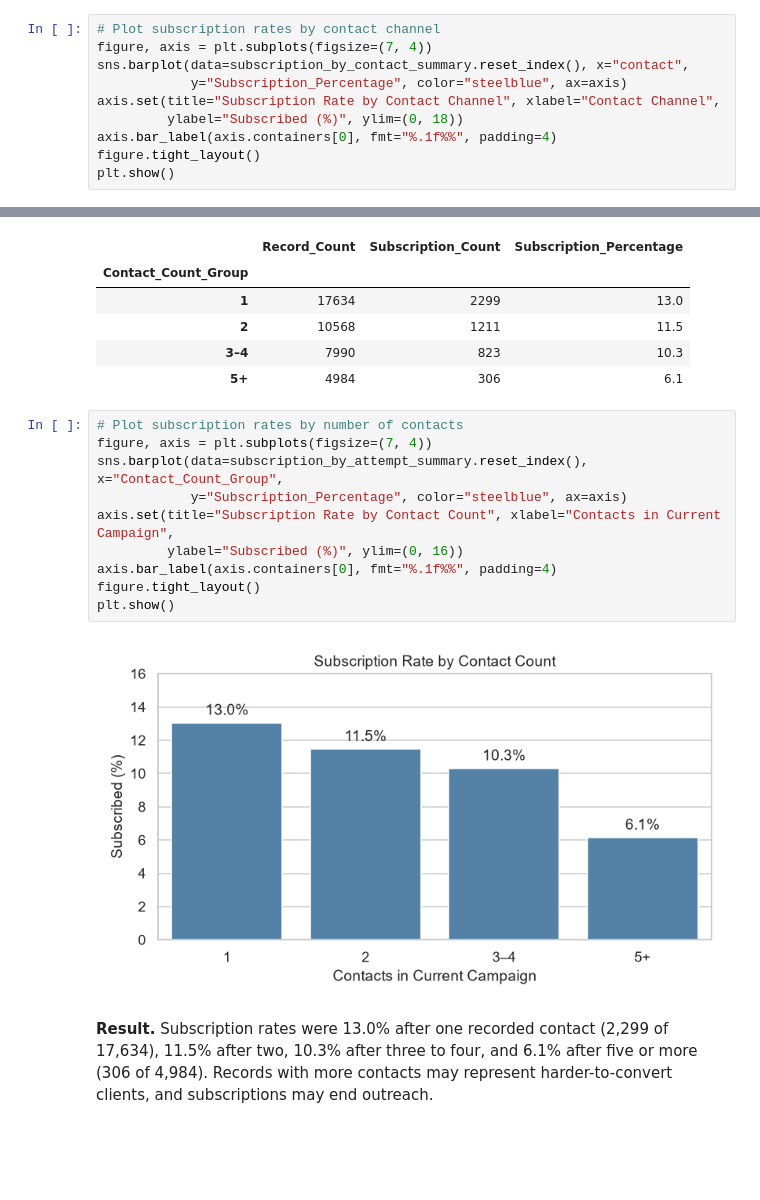
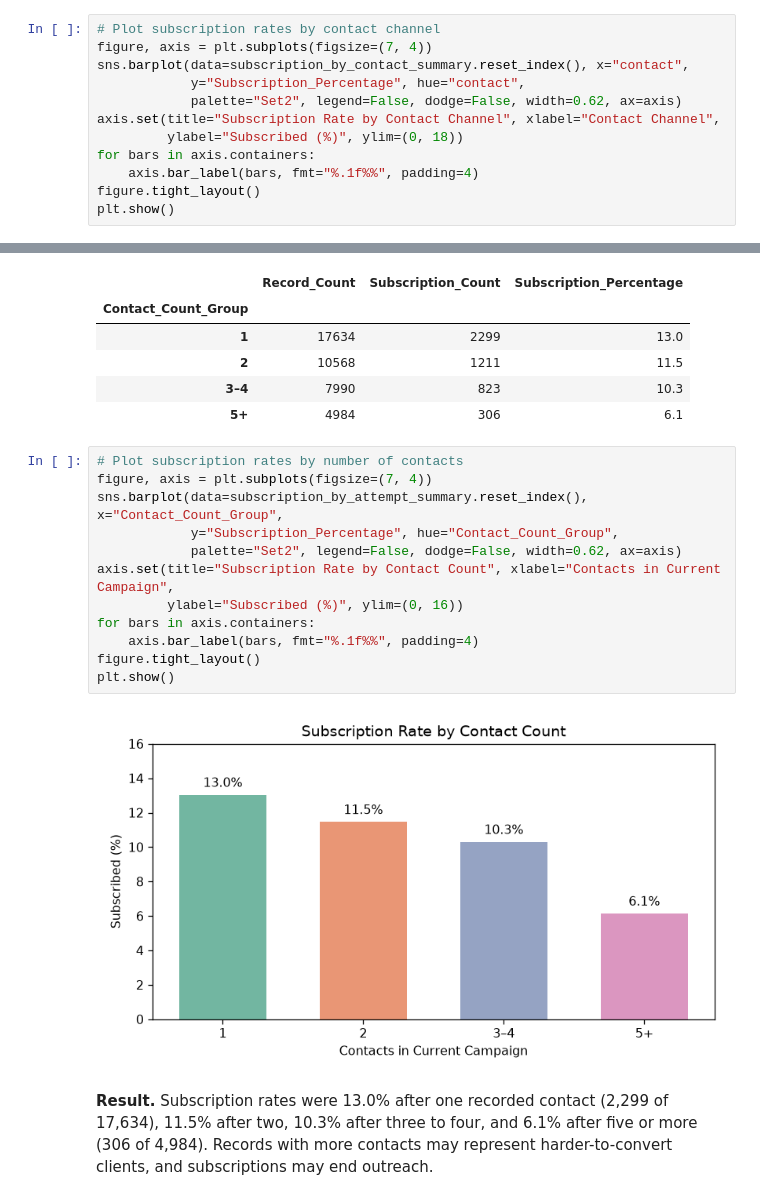
Before and after one commit to Hanamizuiro/bank-marketing-campaign-effectiveness, a Jupyter notebook: bank-marketing-campaign-effectiveness.ipynb, the cells around one changed output, grey strips where cells are left out. Drawn from its saved outputs; the diff is of its cells as text; blank space fills up the shorter version.

Commit message:
Restyle campaign charts and format README answers

```diff
--- a/bank-marketing-campaign-effectiveness.ipynb
+++ b/bank-marketing-campaign-effectiveness.ipynb
@@ -332,10 +332,12 @@ subscription_by_contact_summary.round(1)
 # Plot subscription rates by contact channel
 figure, axis = plt.subplots(figsize=(7, 4))
 sns.barplot(data=subscription_by_contact_summary.reset_index(), x="contact",
-            y="Subscription_Percentage", color="steelblue", ax=axis)
+            y="Subscription_Percentage", hue="contact",
+            palette="Set2", legend=False, dodge=False, width=0.62, ax=axis)
 axis.set(title="Subscription Rate by Contact Channel", xlabel="Contact Channel",
          ylabel="Subscribed (%)", ylim=(0, 18))
-axis.bar_label(axis.containers[0], fmt="%.1f%%", padding=4)
+for bars in axis.containers:
+    axis.bar_label(bars, fmt="%.1f%%", padding=4)
 figure.tight_layout()
 plt.show()
 # %% [output]
@@ -372,15 +374,17 @@ subscription_by_attempt_summary.round(1)
 # %%
 # Plot subscription rates by number of contacts
 figure, axis = plt.subplots(figsize=(7, 4))
 sns.barplot(data=subscription_by_attempt_summary.reset_index(), x="Contact_Count_Group",
-            y="Subscription_Percentage", color="steelblue", ax=axis)
+            y="Subscription_Percentage", hue="Contact_Count_Group",
+            palette="Set2", legend=False, dodge=False, width=0.62, ax=axis)
 axis.set(title="Subscription Rate by Contact Count", xlabel="Contacts in Current Campaign",
          ylabel="Subscribed (%)", ylim=(0, 16))
-axis.bar_label(axis.containers[0], fmt="%.1f%%", padding=4)
+for bars in axis.containers:
+    axis.bar_label(bars, fmt="%.1f%%", padding=4)
 figure.tight_layout()
 plt.show()
 # %% [output]
-[figure, old version]
+[figure, new version]
 # %% [markdown]
 **Result.** Subscription rates were 13.0% after one recorded contact (2,299 of 17,634), 11.5% after two, 10.3% after three to four, and 6.1% after five or more (306 of 4,984). Records with more contacts may represent harder-to-convert clients, and subscriptions may end outreach.
 # %% [markdown]
```
Also changed, not shown: parts of 2 cells of this notebook, 1 other file.
